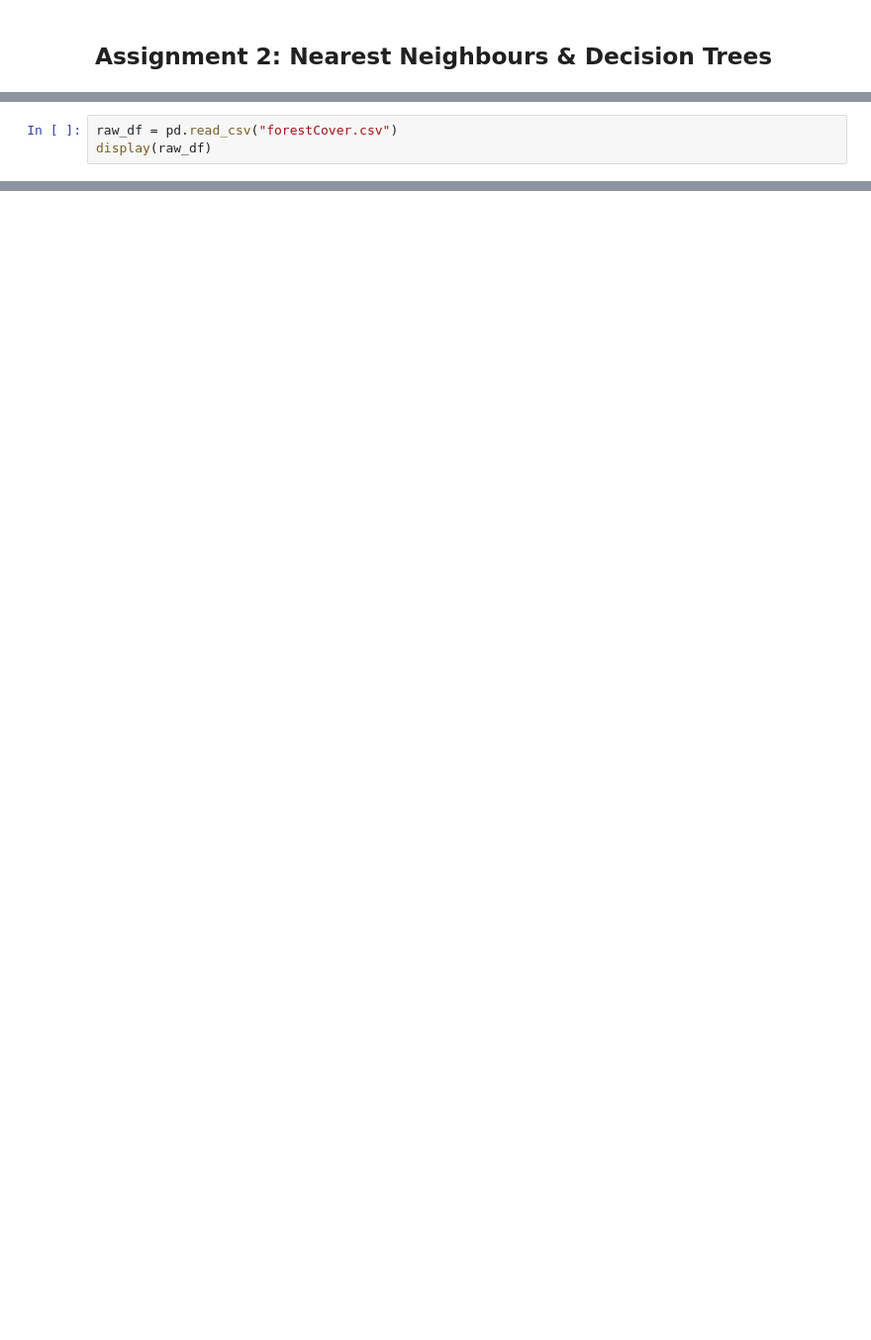
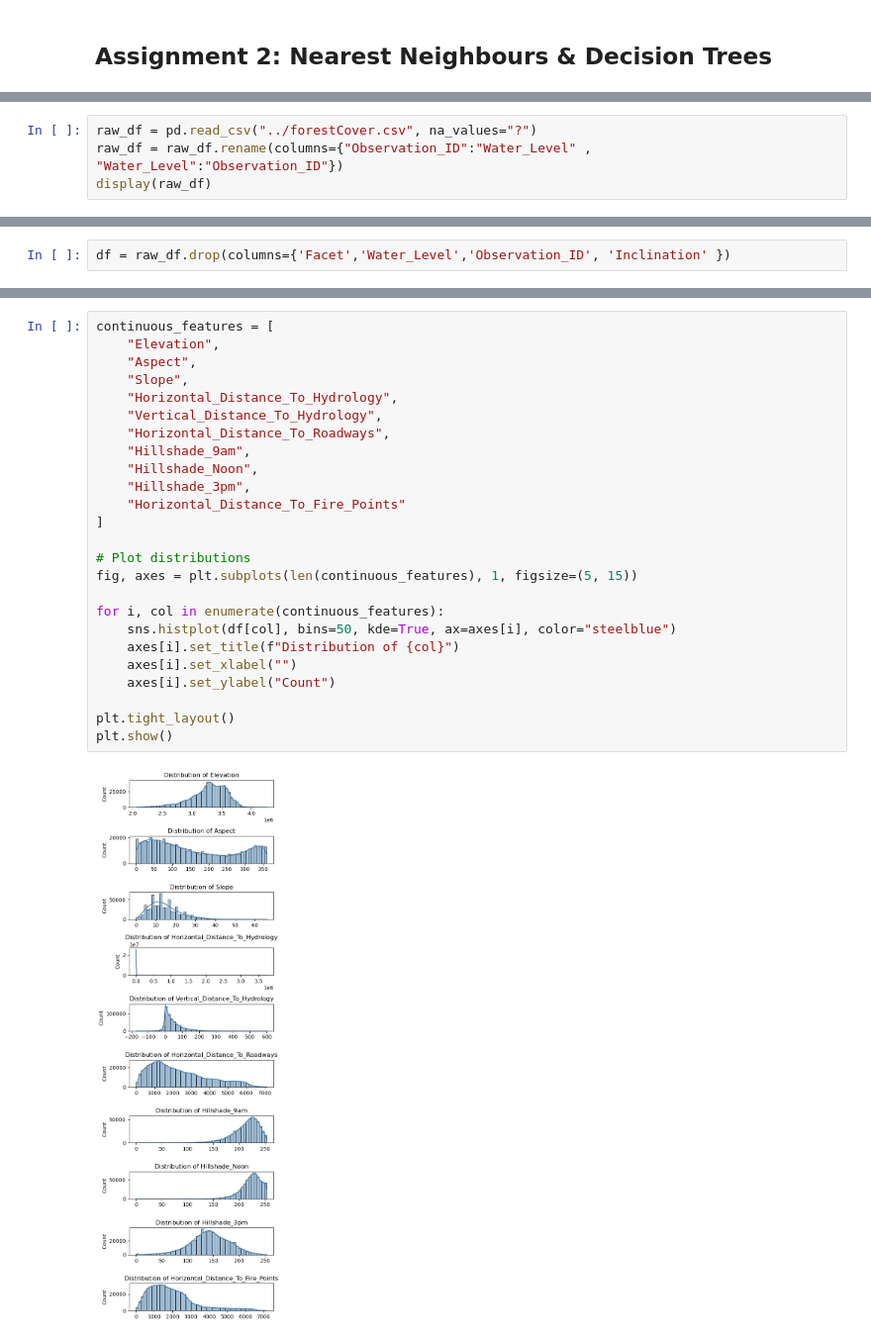
Before and after one commit to JamieSH03/ML-assing-2, a Jupyter notebook: Assignment2.ipynb, the cells around one changed output, grey strips where cells are left out. Shown: that part at 99% size. Drawn from its saved outputs; the diff is of its cells as text; blank space fills up the shorter version.

```diff
--- a/Assignment2.ipynb
+++ b/Assignment2.ipynb
@@ -10,5 +19,6 @@ import sklearn
 # %%
-raw_df = pd.read_csv("forestCover.csv")
+raw_df = pd.read_csv("../forestCover.csv", na_values="?")
+raw_df = raw_df.rename(columns={"Observation_ID":"Water_Level" , "Water_Level":"Observation_ID"})
 display(raw_df)
 # %% [output]
 |  | Elevation | Aspect | Facet | Slope | Inclination | Horizontal_Distance_To_Hydrology | Vertical_Distance_To_Hydrology | ... |
@@ -26,0 +80,2 @@ display(raw_df)
+# %%
+df = raw_df.drop(columns={'Facet','Water_Level','Observation_ID', 'Inclination' })
@@ -26,0 +117,27 @@ display(raw_df)
+# %%
+continuous_features = [
+    "Elevation",
+    "Aspect",
+    "Slope",
+    "Horizontal_Distance_To_Hydrology",
+    "Vertical_Distance_To_Hydrology",
+    "Horizontal_Distance_To_Roadways",
+    "Hillshade_9am",
+    "Hillshade_Noon",
+    "Hillshade_3pm",
+    "Horizontal_Distance_To_Fire_Points"
+]
+
+# Plot distributions
+fig, axes = plt.subplots(len(continuous_features), 1, figsize=(5, 15))
+
+for i, col in enumerate(continuous_features):
+    sns.histplot(df[col], bins=50, kde=True, ax=axes[i], color="steelblue")
+    axes[i].set_title(f"Distribution of {col}")
+    axes[i].set_xlabel("")
+    axes[i].set_ylabel("Count")
+
+plt.tight_layout()
+plt.show()
+# %% [output]
+[figure, added]
```
Also changed, not shown: parts of 23 cells of this notebook.
